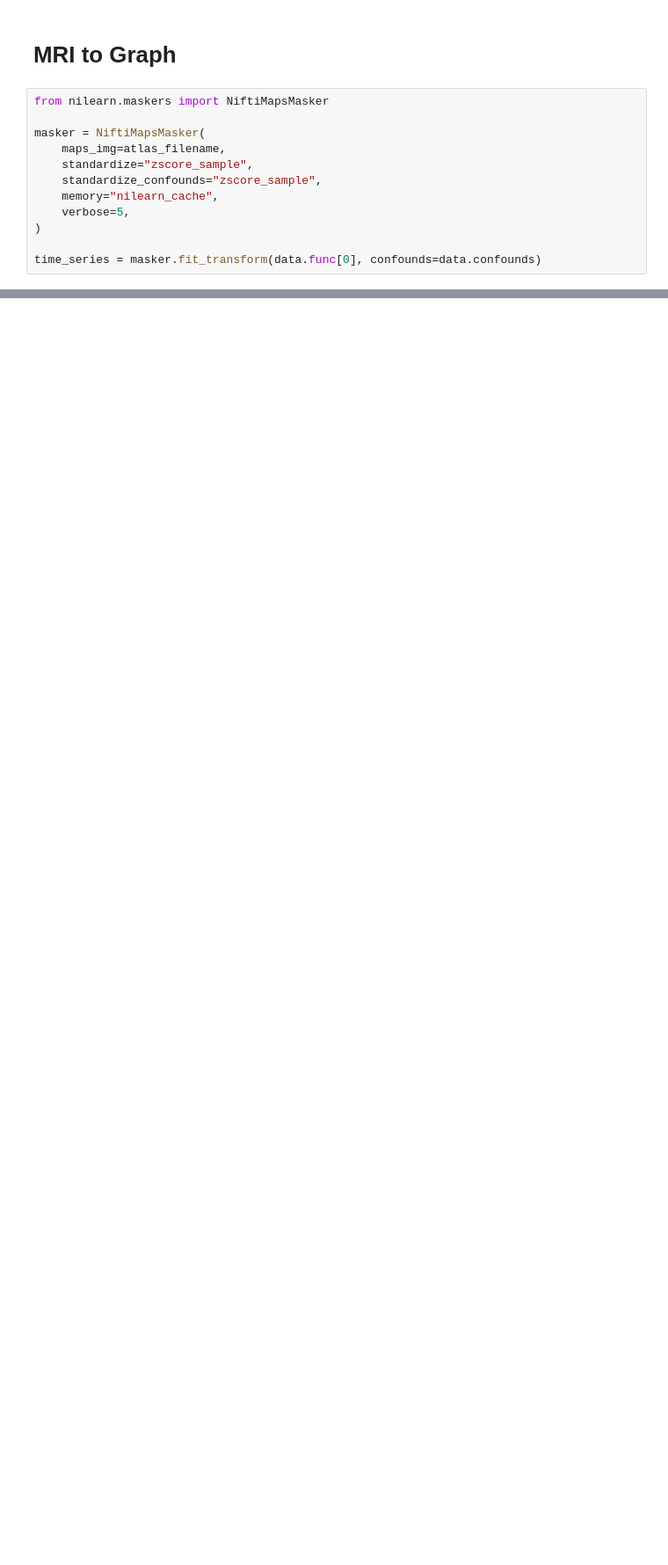
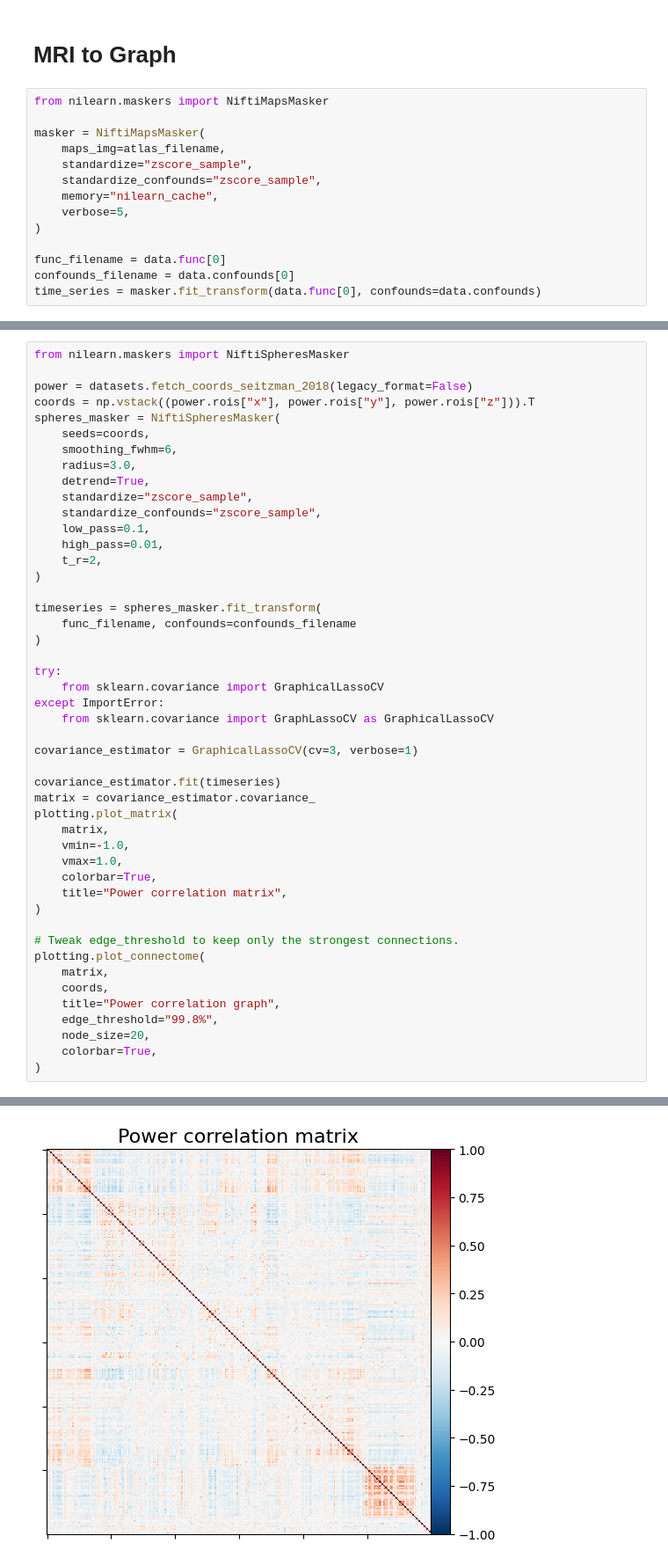
Before and after one commit to FrancescoMonaco/LFN_Project, a Jupyter notebook: LFN_Project.ipynb, the cells around one changed output, grey strips where cells are left out. Shown: that part at 88% size. Saved outputs shown, nothing was run; the diff lists cells and outputs as text; blank space fills up the shorter version.

Commit message:
exctraction with new coords, use of power correlation, print of number of edges/nodes

```diff
--- a/LFN_Project.ipynb
+++ b/LFN_Project.ipynb
@@ -45,6 +65,8 @@ masker = NiftiMapsMasker(
     verbose=5,
 )
 
+func_filename = data.func[0]
+confounds_filename = data.confounds[0]
 time_series = masker.fit_transform(data.func[0], confounds=data.confounds)
 # %% [output]
 [NiftiMapsMasker.wrapped] loading regions from None
@@ -111,0 +78,48 @@ plotting.plot_connectome(estimator.covariance_, coords, title="Covariance")
+# %%
+from nilearn.maskers import NiftiSpheresMasker
+
+power = datasets.fetch_coords_seitzman_2018(legacy_format=False)
+coords = np.vstack((power.rois["x"], power.rois["y"], power.rois["z"])).T
+spheres_masker = NiftiSpheresMasker(
+    seeds=coords,
+    smoothing_fwhm=6,
+    radius=3.0,
+    detrend=True,
+    standardize="zscore_sample",
+    standardize_confounds="zscore_sample",
+    low_pass=0.1,
+    high_pass=0.01,
+    t_r=2,
+)
+
+timeseries = spheres_masker.fit_transform(
+    func_filename, confounds=confounds_filename
+)
+
+try:
+    from sklearn.covariance import GraphicalLassoCV
+except ImportError:
+    from sklearn.covariance import GraphLassoCV as GraphicalLassoCV
+
+covariance_estimator = GraphicalLassoCV(cv=3, verbose=1)
+
+covariance_estimator.fit(timeseries)
+matrix = covariance_estimator.covariance_
+plotting.plot_matrix(
+    matrix,
+    vmin=-1.0,
+    vmax=1.0,
+    colorbar=True,
+    title="Power correlation matrix",
+)
+
+# Tweak edge_threshold to keep only the strongest connections.
+plotting.plot_connectome(
+    matrix,
+    coords,
+    title="Power correlation graph",
+    edge_threshold="99.8%",
+    node_size=20,
+    colorbar=True,
+)
+# %% [output]
@@ -111,0 +132 @@ plotting.plot_connectome(estimator.covariance_, coords, title="Covariance")
+[figure, added]
```
Also changed, not shown: parts of 13 cells of this notebook.
